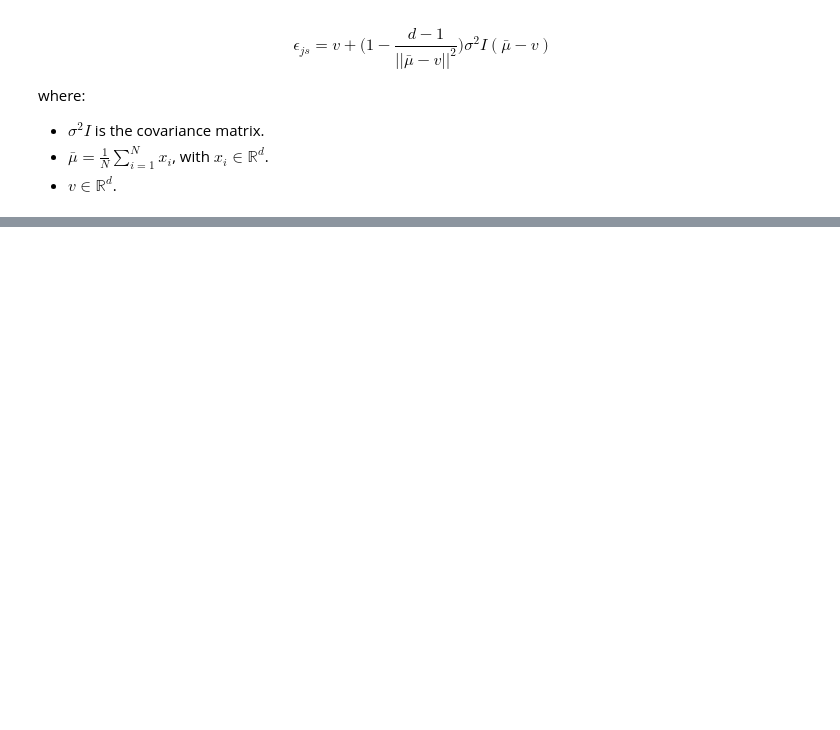
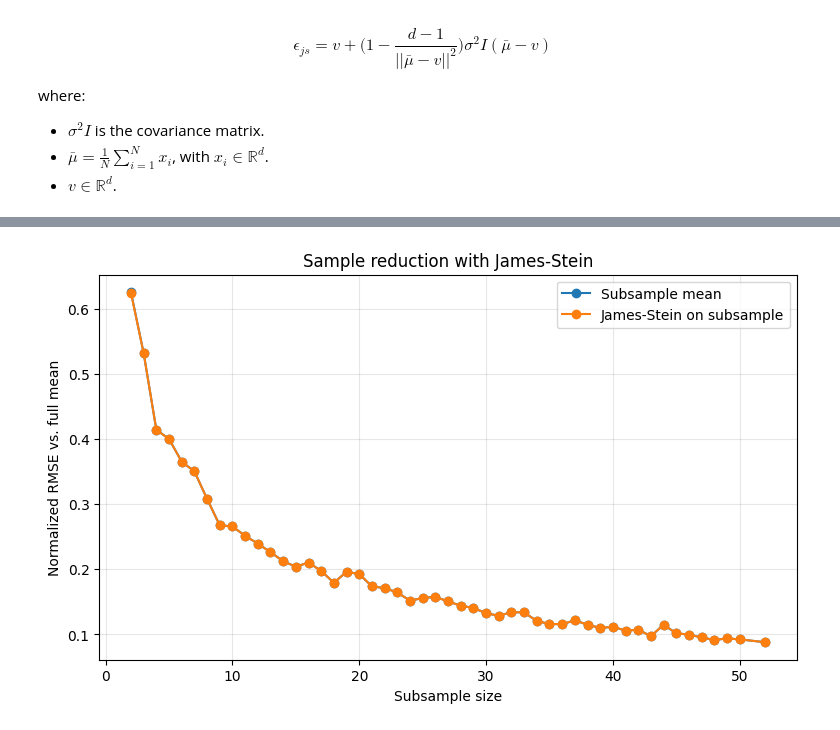
Before and after one commit to JunioCesarFerreira/simlab-algorithms, a Jupyter notebook: cooja-statistical-significance.ipynb, the cells around one changed output, grey strips where cells are left out. Cells and saved outputs as stored; diff of their text form; code cells hidden in the pictures; blank space fills up the shorter version.

```diff
--- a/cooja-statistical-significance.ipynb
+++ b/cooja-statistical-significance.ipynb
@@ -774,0 +745,99 @@ plt.show()
+# %%
+import numpy as np
+import pandas as pd
+import matplotlib.pyplot as plt
+
+# ------------------------------------------------------------
+# Subsampling with James-Stein shrinkage
+# ------------------------------------------------------------
+rng = np.random.default_rng(42)
+metrics = [
+    "latency",
+    "throughput",
+    "energy"
+]
+values = df[metrics].astype(float)
+
+n_total = len(values)
+n_repetitions = 100
+sample_sizes = np.unique(np.rint(np.linspace(2, n_total/2, 50)).astype(int))
+
+evaluation_mean = values.mean().to_numpy()
+metric_scale = values.std(ddof=1).replace(0, 1).to_numpy()
+# The complete mean is used only to evaluate the error.
+# The James-Stein shrinkage target is estimated from each subsample.
+scaled_values = values.to_numpy() / metric_scale
+
+
+def positive_part_james_stein(sample: np.ndarray) -> tuple[np.ndarray, float, float, float]:
+    means = sample.mean(axis=0)
+    variances = sample.var(axis=0, ddof=1) / sample_size
+    k = means.size
+    m = sample.min(axis=0).mean()
+    target = np.array([m] * k)
+    if k < 3:
+        return means, 1.0
+
+    sigma2 = np.nanmean(variances)
+    diff2 = np.sum((means - target) ** 2)
+
+    if diff2 <= 0 or sigma2 <= 0 or not np.isfinite(sigma2):
+        return means, 1.0, sigma2, diff2
+
+    shrink = max(0.0, 1.0 - ((k - 2) * sigma2) / diff2)
+    return target + shrink * (means - target), shrink, sigma2, diff2
+
+
+records = []
+
+for sample_size in sample_sizes:
+    for _ in range(n_repetitions):
+        sample_index = rng.choice(n_total, size=sample_size, replace=False)
+        sample = scaled_values[sample_index]
+
+        sample_mean_scaled = sample.mean(axis=0)
+        sample_var_of_mean = sample.var(axis=0, ddof=1) / sample_size
+        js_mean_scaled, shrink, sigma2, diff2 = positive_part_james_stein(sample)
+
+        sample_mean = sample_mean_scaled * metric_scale
+        js_mean = js_mean_scaled * metric_scale
+
+        records.append({
+            "sample_size": sample_size,
+            "mean_error": np.sqrt(np.mean(((sample_mean - evaluation_mean) / metric_scale) ** 2)),
+            "js_error": np.sqrt(np.mean(((js_mean - evaluation_mean) / metric_scale) ** 2)),
+            "shrink": shrink,
+            "sigma2": sigma2,
+            "diff2": diff2,
+        })
+
+subsample_results = pd.DataFrame(records)
+subsample_summary = (
+    subsample_results
+    .groupby("sample_size", as_index=False)
+    .agg(
+        mean_error=("mean_error", "mean"),
+        js_error=("js_error", "mean"),
+        shrink=("shrink", "mean"),
+        sigma2=("sigma2", "mean"),
+        diff2=("diff2", "mean"),
+        mean_error_p95=("mean_error", lambda values: np.quantile(values, 0.95)),
+        js_error_p95=("js_error", lambda values: np.quantile(values, 0.95)),
+    )
+)
+
+print("Evaluation reference: full-data mean")
+print(pd.Series(evaluation_mean, index=metrics))
+print("\nNormalized RMSE: lower is better")
+print(subsample_summary.round(4))
+
+fig, ax = plt.subplots(figsize=(9, 5))
+ax.plot(subsample_summary["sample_size"], subsample_summary["mean_error"], marker="o", label="Subsample mean")
+ax.plot(subsample_summary["sample_size"], subsample_summary["js_error"], marker="o", label="James-Stein on subsample")
+ax.set_xlabel("Subsample size")
+ax.set_ylabel("Normalized RMSE vs. full mean")
+ax.set_title("Sample reduction with James-Stein")
+ax.grid(True, alpha=0.3)
+ax.legend()
+plt.show()
+# %% [output]
@@ -774,0 +861 @@ plt.show()
+[figure, added]
```
Also changed, not shown: parts of 14 cells of this notebook.
